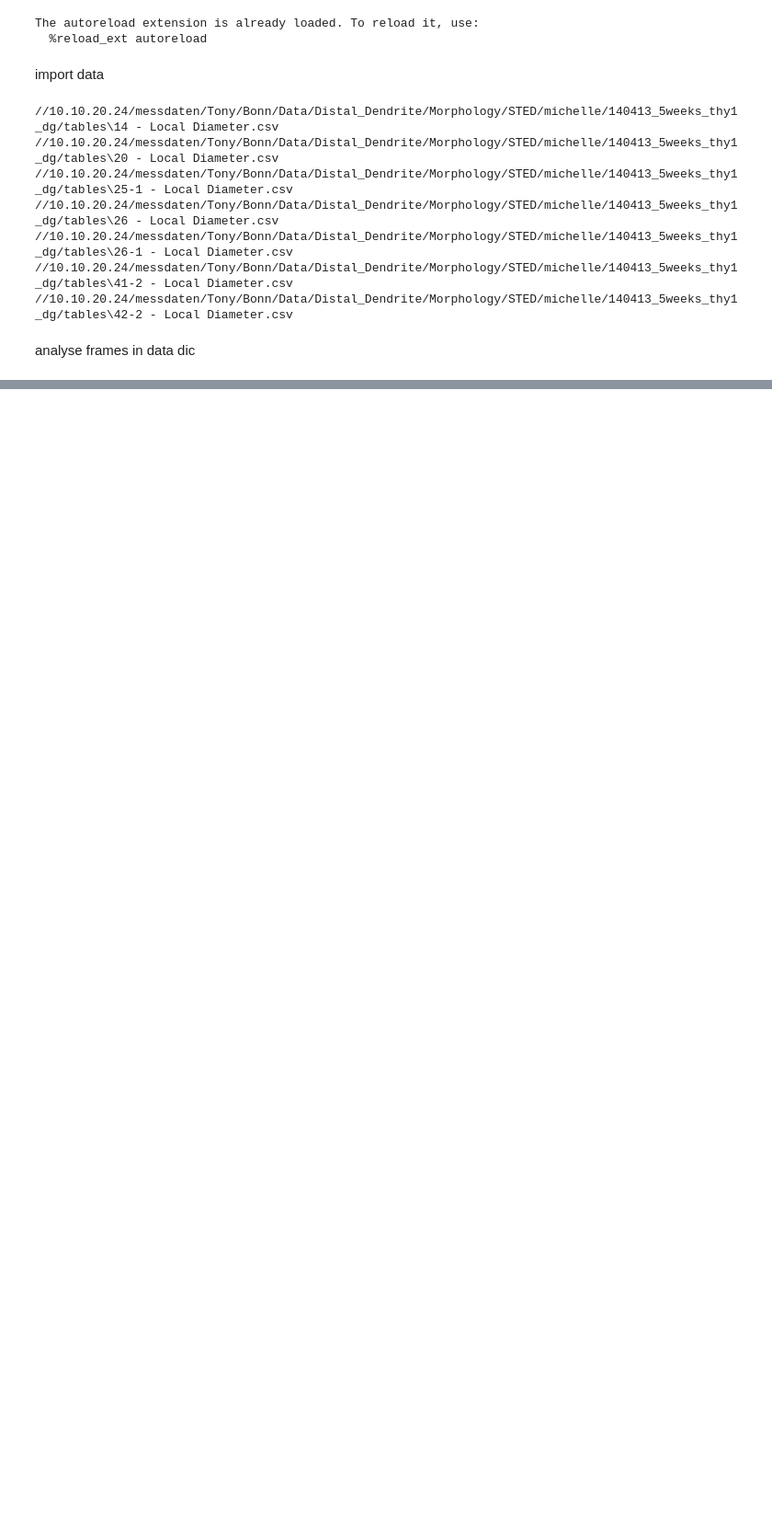
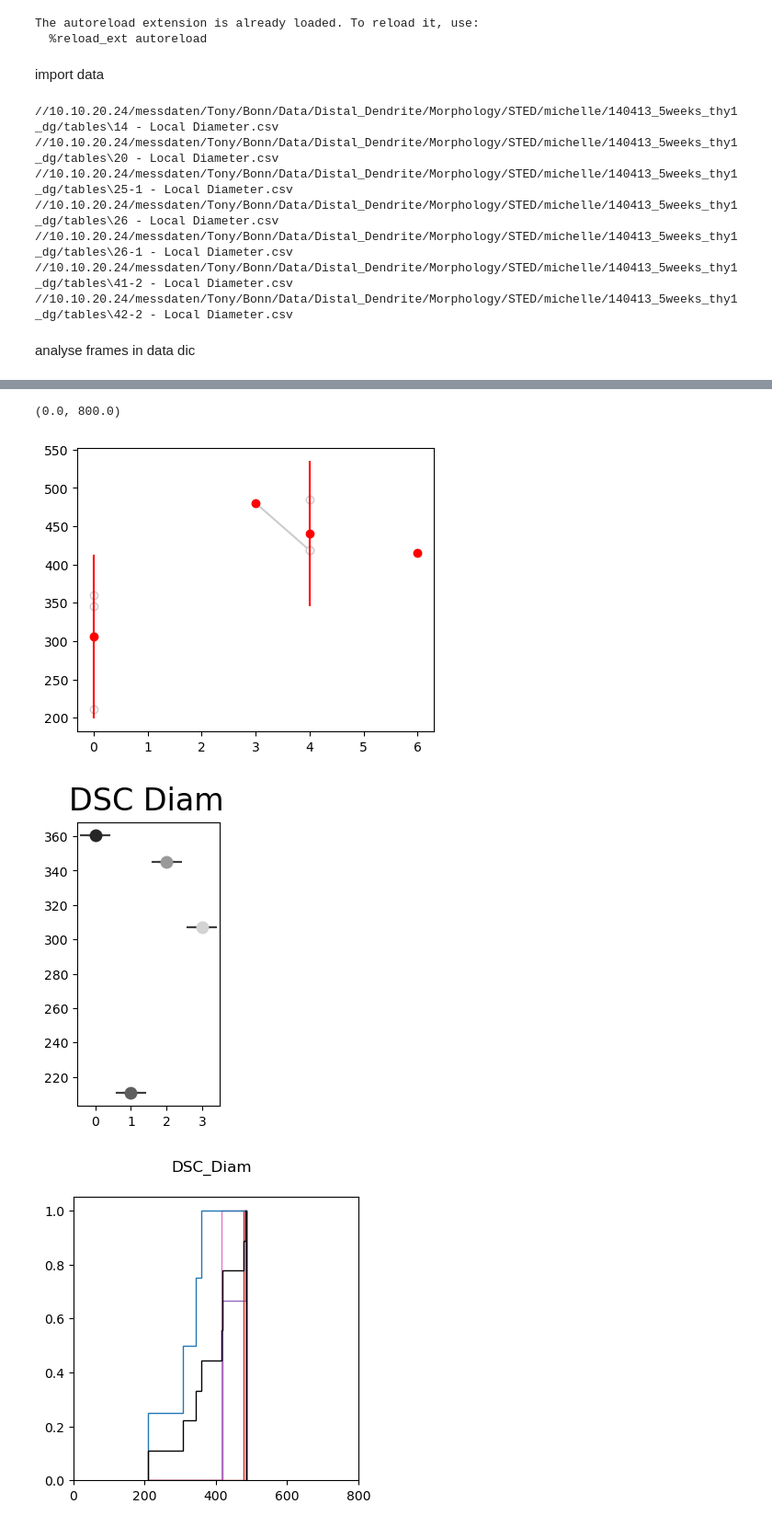
Before and after one commit to tonykelly00/DSC_morphology_pipeline, a Jupyter notebook: notebooks/analysis.ipynb, the cells around one changed output, grey strips where cells are left out. Shown: that part at 92% size. Saved outputs shown, nothing was run; the diff lists cells and outputs as text; code cells hidden in the pictures; blank space fills up the shorter version.

Commit message:
plots

```diff
--- a/notebooks/analysis.ipynb
+++ b/notebooks/analysis.ipynb
@@ -74,0 +81,24 @@ plot_dsc(STEDdata)
+# %%
+df= summary_data(STEDdata, 'mean')
+
+fig, ax = plt.subplots(figsize=(2, 4))
+fig.suptitle('DSC Diam', fontsize=24)
+ax=sns.boxplot(data=df.dropna(), showfliers=False)
+ax=sns.stripplot(data=df.dropna(), size=10, color='lightgrey')
+
+
+fig, ax = plt.subplots(figsize=(4, 4))
+n_bins=200
+fig.suptitle("DSC_Diam")
+# plot the cumulative histogra
+n, bins, patches = ax.hist(df.transpose(), n_bins, density=True, histtype='step', cumulative=True)
+
+df=df.stack().reset_index(drop=True)
+
+n, bins, patches = ax.hist(df, n_bins, color='black', density=True, histtype='step', cumulative=True)
+ax.set_xlim([0,800])
+# %% [output]
+(0.0, 800.0)
+[figure, added]
+[figure, added]
+[figure, added]
```
Also changed, not shown: parts of 7 cells of this notebook, 2 other files.
